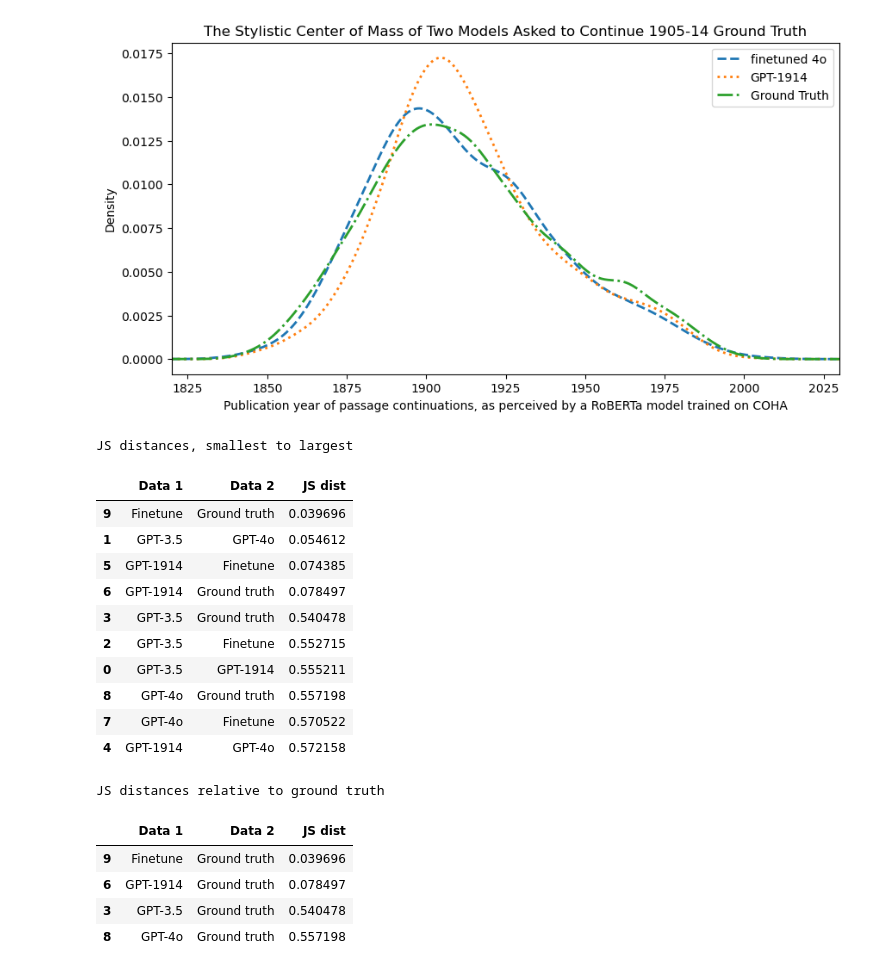
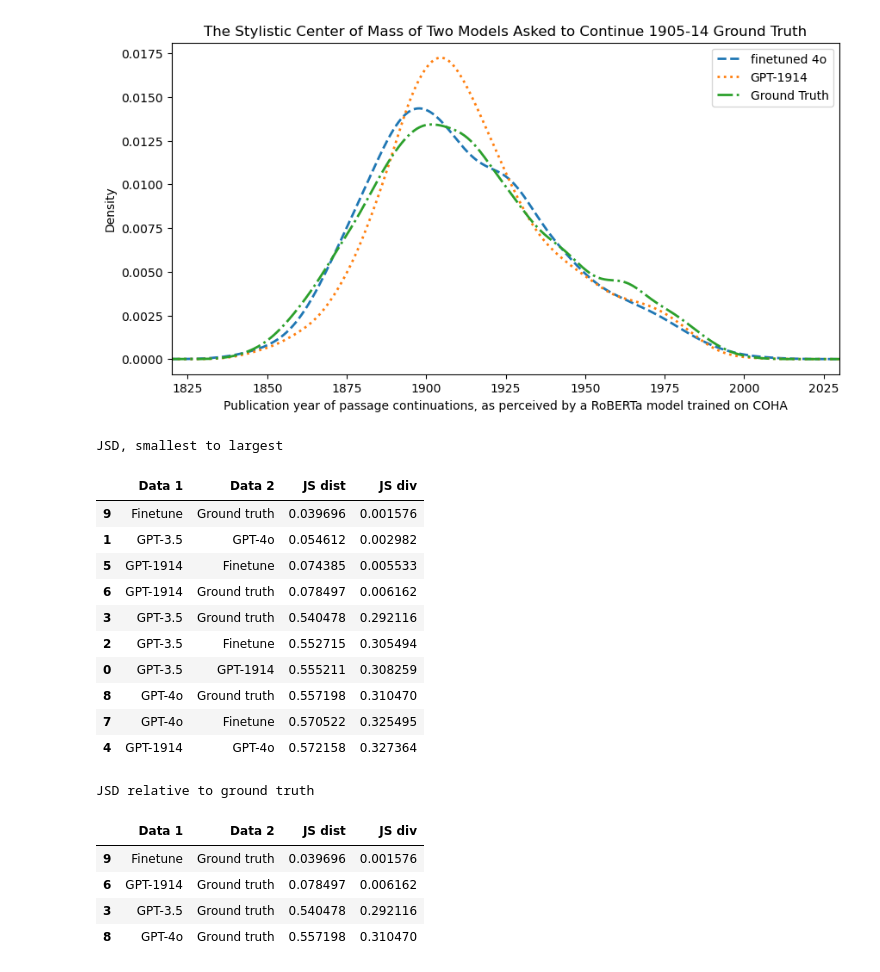
Before and after one commit to Historical-AI-Lab/GPT-1914, a Jupyter notebook: anachronism/VisualizePublicationYears.ipynb, the cells around one changed output. Drawn from its saved outputs; the diff is of its cells as text; code cells hidden in the pictures.

Commit message:
Add JS div calculations
[TK] Still need to incorporate 20-shot data

```diff
--- a/anachronism/VisualizePublicationYears.ipynb
+++ b/anachronism/VisualizePublicationYears.ipynb
@@ -35,9 +35,9 @@ def calculate_js_distance(data1, data2, num_points=1000):
     q = q / np.sum(q)
 
     # Calculate Jensen-Shannon divergence
-    js_divergence = distance.jensenshannon(p, q)
+    js_distance = distance.jensenshannon(p, q)
 
-    return js_divergence
+    return js_distance
 # %%
 gpt35 = pd.read_csv('GPT35_publicationyears.tsv', sep='\t')
 # %%
@@ -129,51 +129,52 @@ plt.show()
 # %%
 # calculate Jensen-Shannon distance over all pairs of data
 jsd_data = {
     'GPT-3.5':      gpt35['prediction'],
     'GPT-1914':     gpt1914['prediction'],
     'GPT-4o':       gpt4o['prediction'],
     'Finetune':     finetune['prediction'],
     'Ground truth': groundtruth['prediction']
 }
 
 d1 = []
 d2 = []
 jsd = []
 for i, j in combinations(jsd_data.keys(), r=2):
     d1.append(i)
     d2.append(j)
     jsd.append(calculate_js_distance(jsd_data[i], jsd_data[j]))
 
 jsds = pd.DataFrame(
     {
         'Data 1':d1,
         'Data 2':d2,
         'JS dist':jsd
     }
 )
+jsds['JS div'] = jsds['JS dist']**2
 
-print('JS distances, smallest to largest')
+print('JSD, smallest to largest')
 jsds.sort_values(by='JS dist')
 # %% [output]
-JS distances, smallest to largest
+JSD, smallest to largest
-|  | Data 1 | Data 2 | JS dist |
-| 9 | Finetune | Ground truth | 0.039696 |
-| 1 | GPT-3.5 | GPT-4o | 0.054612 |
-| 5 | GPT-1914 | Finetune | 0.074385 |
-| 6 | GPT-1914 | Ground truth | 0.078497 |
-| 3 | GPT-3.5 | Ground truth | 0.540478 |
-| 2 | GPT-3.5 | Finetune | 0.552715 |
-| 0 | GPT-3.5 | GPT-1914 | 0.555211 |
-| 8 | GPT-4o | Ground truth | 0.557198 |
-| 7 | GPT-4o | Finetune | 0.570522 |
-| 4 | GPT-1914 | GPT-4o | 0.572158 |
+|  | Data 1 | Data 2 | JS dist | JS div |
+| 9 | Finetune | Ground truth | 0.039696 | 0.001576 |
+| 1 | GPT-3.5 | GPT-4o | 0.054612 | 0.002982 |
+| 5 | GPT-1914 | Finetune | 0.074385 | 0.005533 |
+| 6 | GPT-1914 | Ground truth | 0.078497 | 0.006162 |
+| 3 | GPT-3.5 | Ground truth | 0.540478 | 0.292116 |
+| 2 | GPT-3.5 | Finetune | 0.552715 | 0.305494 |
+| 0 | GPT-3.5 | GPT-1914 | 0.555211 | 0.308259 |
+| 8 | GPT-4o | Ground truth | 0.557198 | 0.310470 |
+| 7 | GPT-4o | Finetune | 0.570522 | 0.325495 |
+| 4 | GPT-1914 | GPT-4o | 0.572158 | 0.327364 |
 # %%
-print('JS distances relative to ground truth')
+print('JSD relative to ground truth')
 jsds.loc[jsds['Data 2']=='Ground truth'].sort_values(by=['Data 2', 'JS dist'])
 # %% [output]
-JS distances relative to ground truth
+JSD relative to ground truth
-|  | Data 1 | Data 2 | JS dist |
-| 9 | Finetune | Ground truth | 0.039696 |
-| 6 | GPT-1914 | Ground truth | 0.078497 |
-| 3 | GPT-3.5 | Ground truth | 0.540478 |
-| 8 | GPT-4o | Ground truth | 0.557198 |
+|  | Data 1 | Data 2 | JS dist | JS div |
+| 9 | Finetune | Ground truth | 0.039696 | 0.001576 |
+| 6 | GPT-1914 | Ground truth | 0.078497 | 0.006162 |
+| 3 | GPT-3.5 | Ground truth | 0.540478 | 0.292116 |
+| 8 | GPT-4o | Ground truth | 0.557198 | 0.310470 |
```
